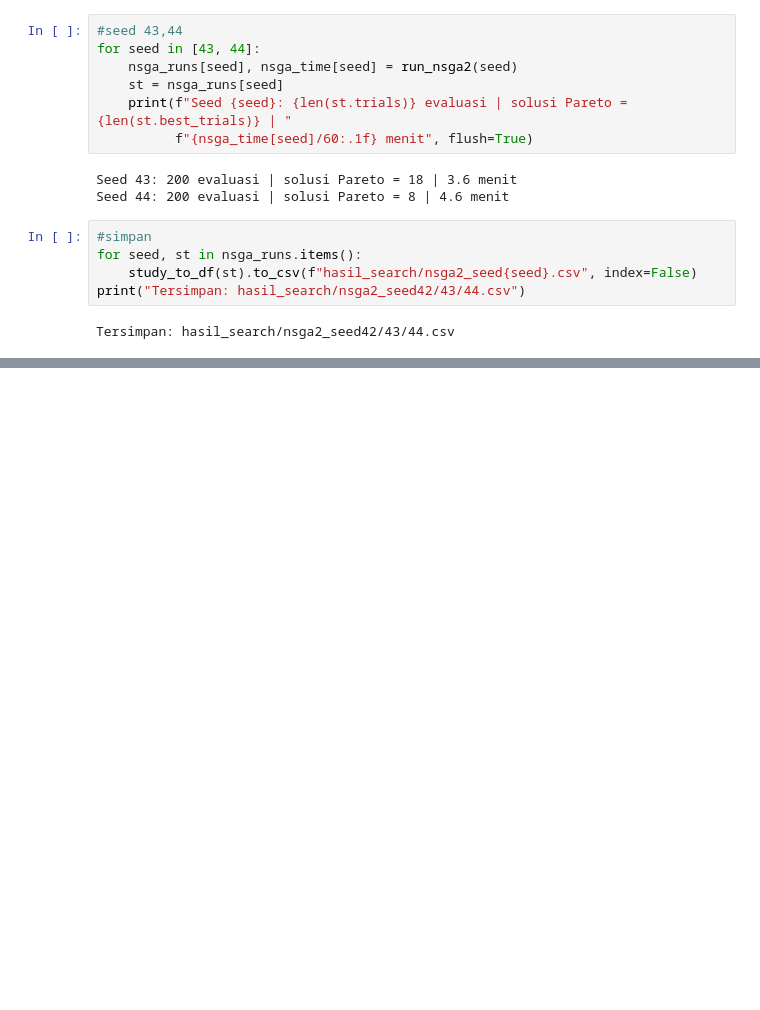
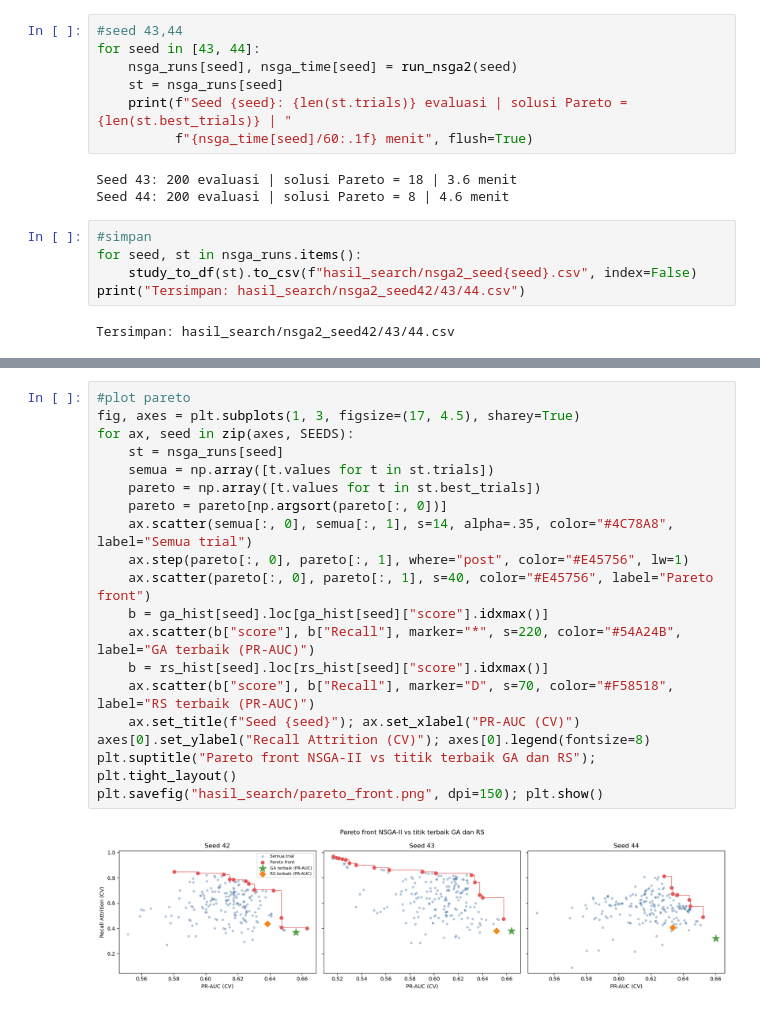
Before and after one commit to manl1/Project-ETS-Machine-Learning, a Jupyter notebook: project-ets.ipynb, the cells around one changed output, grey strips where cells are left out. Drawn from its saved outputs; the diff is of its cells as text; blank space fills up the shorter version.

Commit message:
feat: baca hasil RS dan GA dan visualisasi Pareto front
Membaca parameter terbaik RS dan GA dari csv dan memplot Pareto front NSGA-II terhadap titik terbaik keduanya.

```diff
--- a/project-ets.ipynb
+++ b/project-ets.ipynb
@@ -975,0 +1009,21 @@ Tersimpan: hasil_search/nsga2_seed42/43/44.csv
+# %%
+#plot pareto
+fig, axes = plt.subplots(1, 3, figsize=(17, 4.5), sharey=True)
+for ax, seed in zip(axes, SEEDS):
+    st = nsga_runs[seed]
+    semua = np.array([t.values for t in st.trials])
+    pareto = np.array([t.values for t in st.best_trials])
+    pareto = pareto[np.argsort(pareto[:, 0])]
+    ax.scatter(semua[:, 0], semua[:, 1], s=14, alpha=.35, color="#4C78A8", label="Semua trial")
+    ax.step(pareto[:, 0], pareto[:, 1], where="post", color="#E45756", lw=1)
+    ax.scatter(pareto[:, 0], pareto[:, 1], s=40, color="#E45756", label="Pareto front")
+    b = ga_hist[seed].loc[ga_hist[seed]["score"].idxmax()]
+    ax.scatter(b["score"], b["Recall"], marker="*", s=220, color="#54A24B", label="GA terbaik (PR-AUC)")
+    b = rs_hist[seed].loc[rs_hist[seed]["score"].idxmax()]
+    ax.scatter(b["score"], b["Recall"], marker="D", s=70, color="#F58518", label="RS terbaik (PR-AUC)")
+    ax.set_title(f"Seed {seed}"); ax.set_xlabel("PR-AUC (CV)")
+axes[0].set_ylabel("Recall Attrition (CV)"); axes[0].legend(fontsize=8)
+plt.suptitle("Pareto front NSGA-II vs titik terbaik GA dan RS"); plt.tight_layout()
+plt.savefig("hasil_search/pareto_front.png", dpi=150); plt.show()
+# %% [output]
+[figure, added]
```
Also changed, not shown: parts of 1 cell of this notebook, 1 other file.
